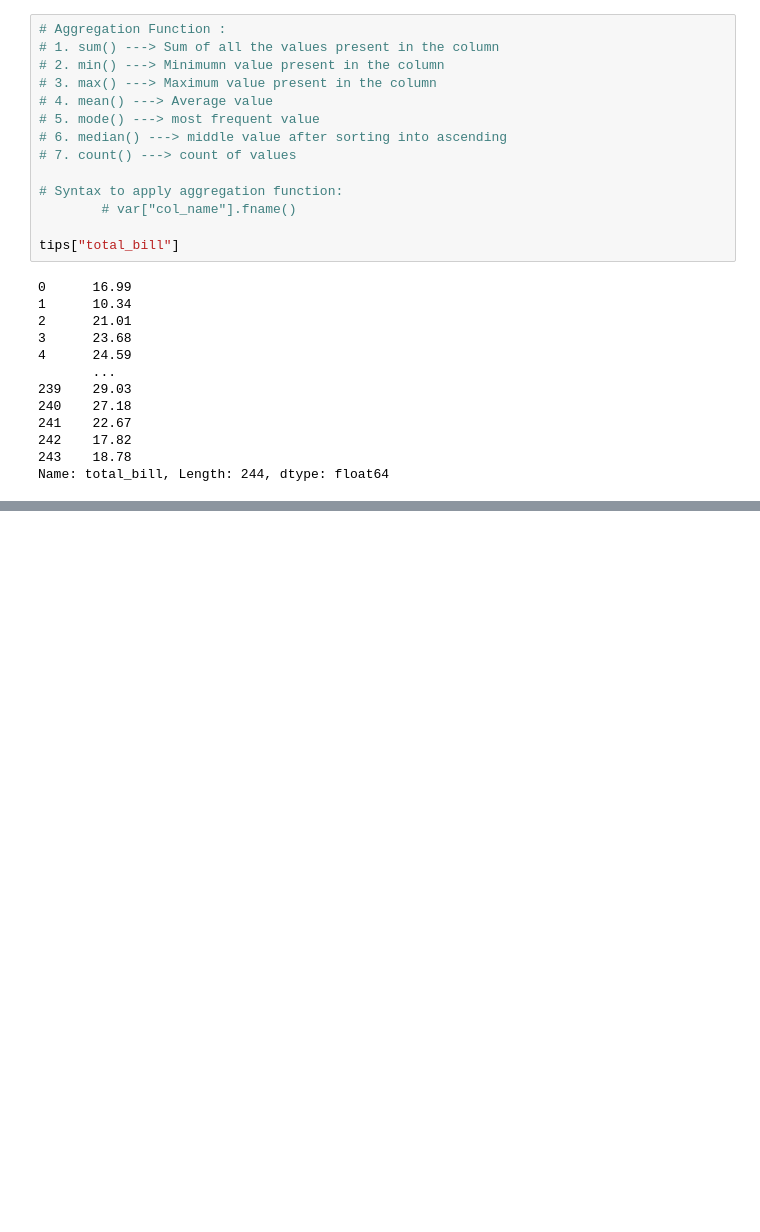
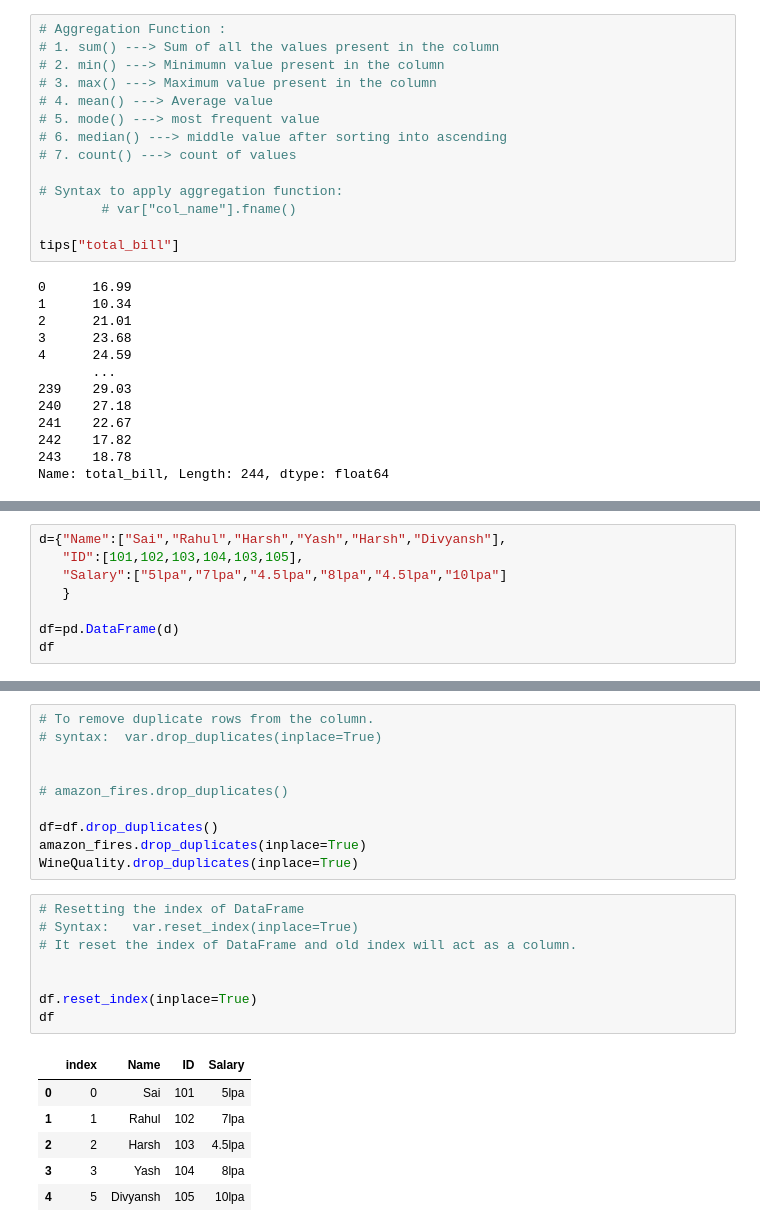
Before and after one commit to Amandeep006/QSPIDER-, a Jupyter notebook: pylab/pan.ipynb, the cells around one changed output, grey strips where cells are left out. Saved outputs shown, nothing was run; the diff lists cells and outputs as text; blank space fills up the shorter version.

```diff
--- a/pylab/pan.ipynb
+++ b/pylab/pan.ipynb
@@ -341,0 +472,8 @@ np.int64(1309)
+# %%
+d={"Name":["Sai","Rahul","Harsh","Yash","Harsh","Divyansh"],
+   "ID":[101,102,103,104,103,105],
+   "Salary":["5lpa","7lpa","4.5lpa","8lpa","4.5lpa","10lpa"]
+   }
+
+df=pd.DataFrame(d)
+df
@@ -341,0 +501,25 @@ np.int64(1309)
+# %%
+# To remove duplicate rows from the column.
+# syntax:  var.drop_duplicates(inplace=True)
+
+
+# amazon_fires.drop_duplicates()
+
+df=df.drop_duplicates()
+amazon_fires.drop_duplicates(inplace=True)
+WineQuality.drop_duplicates(inplace=True)
+# %%
+# Resetting the index of DataFrame
+# Syntax:   var.reset_index(inplace=True)
+# It reset the index of DataFrame and old index will act as a column.
+
+
+df.reset_index(inplace=True)
+df
+# %% [output]
+|  | index | Name | ID | Salary |
+| 0 | 0 | Sai | 101 | 5lpa |
+| 1 | 1 | Rahul | 102 | 7lpa |
+| 2 | 2 | Harsh | 103 | 4.5lpa |
+| 3 | 3 | Yash | 104 | 8lpa |
+| 4 | 5 | Divyansh | 105 | 10lpa |
```
Also changed, not shown: parts of 15 cells of this notebook.
